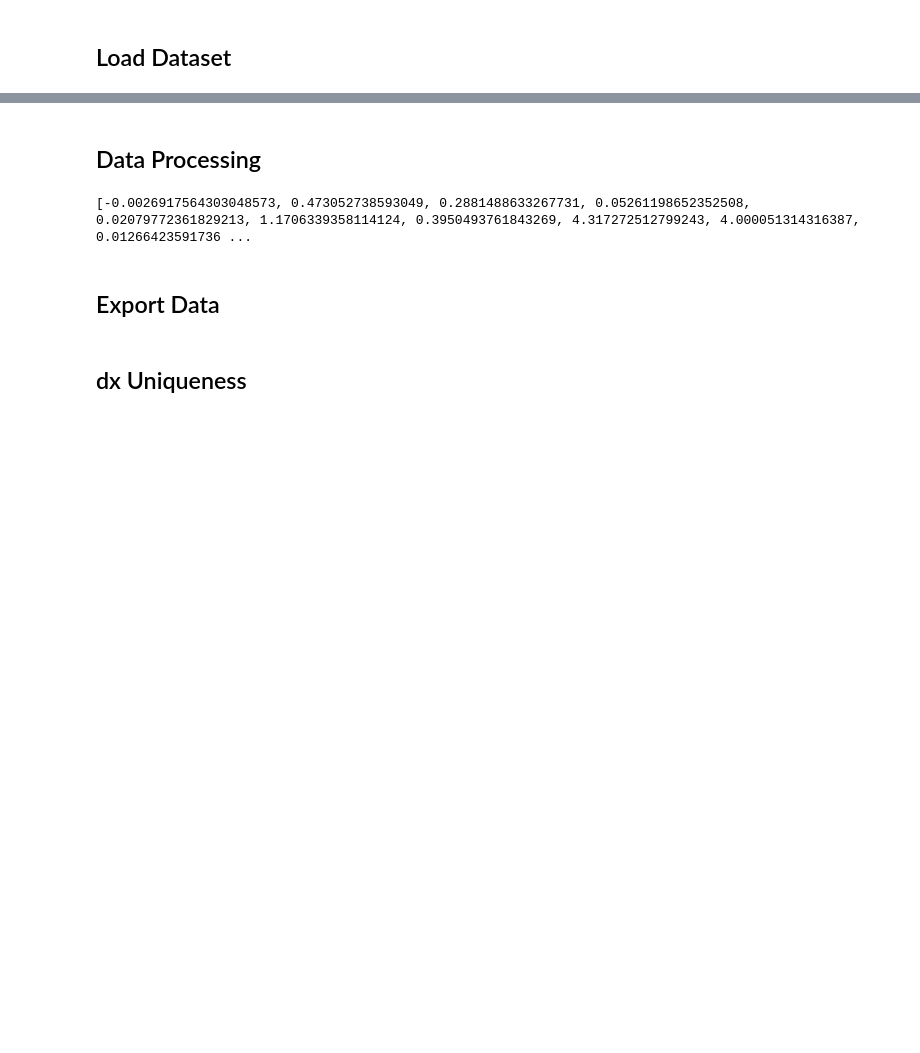
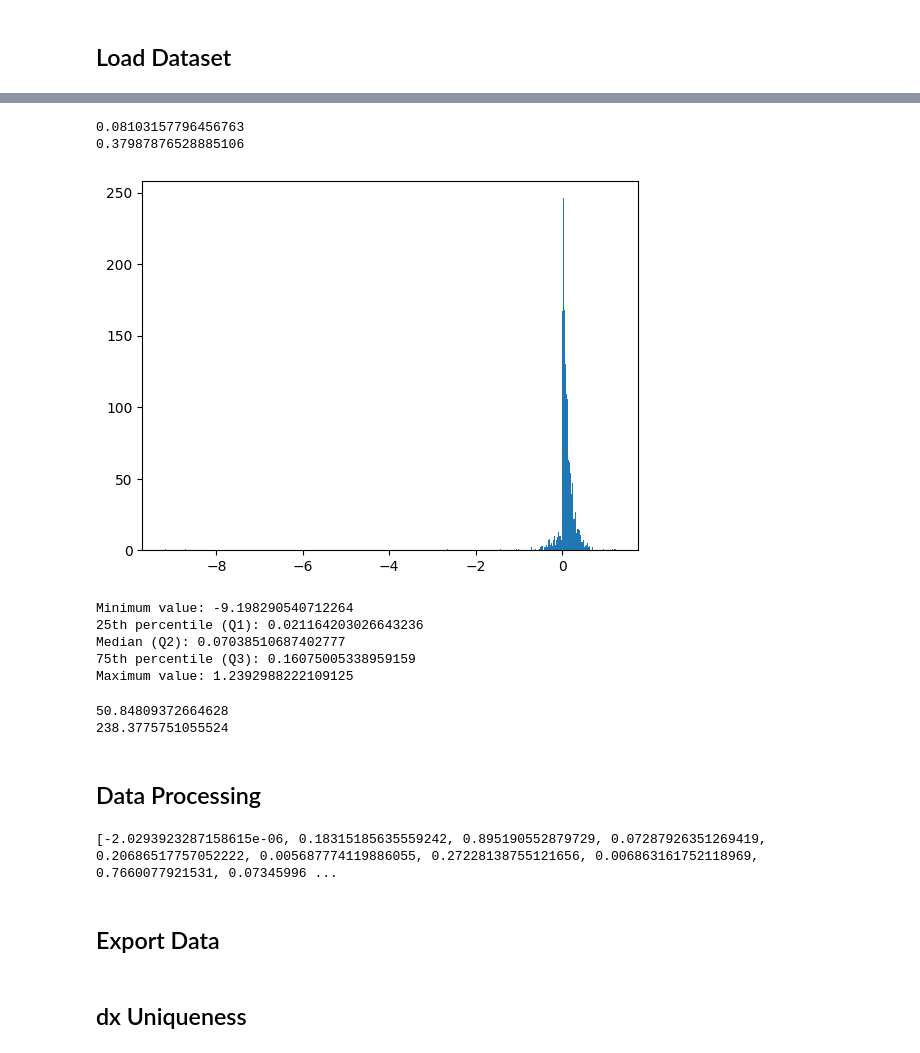
Before and after one commit to GabrielWu2004/Alchemical_Normal_Modes, a Jupyter notebook: [2]_ANM_with_coronene/main_code/process_coronene_data.ipynb, the cells around one changed output, grey strips where cells are left out. Cells and saved outputs as stored; diff of their text form; code cells hidden in the pictures; blank space fills up the shorter version.

```diff
--- a/[2]_ANM_with_coronene/main_code/process_coronene_data.ipynb
+++ b/[2]_ANM_with_coronene/main_code/process_coronene_data.ipynb
@@ -56,3 +87,37 @@ Q_inv = np.linalg.inv(Q)
+# %%
+print(np.array(coronene_energy_data['DD e_tot'].mean()))
+print(np.array(coronene_energy_data['DD e_tot'].std()))
+plt.hist(coronene_energy_data['DD e_tot'].tolist(), bins='auto')
+plt.show()
+# %% [output]
+0.08103157796456763
+0.37987876528885106
+[figure, added]
+# %%
+max = np.max(coronene_energy_data['DD e_tot'])
+q1 = np.percentile(coronene_energy_data['DD e_tot'], 25)
+median = np.percentile(coronene_energy_data['DD e_tot'], 50)
+q3 = np.percentile(coronene_energy_data['DD e_tot'], 75)
+min = np.min(coronene_energy_data['DD e_tot'])
+
+
+print("Minimum value:", min)
+print("25th percentile (Q1):", q1)
+print("Median (Q2):", median)
+print("75th percentile (Q3):", q3)
+print("Maximum value:", max)
+# %% [output]
+Minimum value: -9.198290540712264
+25th percentile (Q1): 0.021164203026643236
+Median (Q2): 0.07038510687402777
+75th percentile (Q3): 0.16075005338959159
+Maximum value: 1.2392988222109125
+# %%
+print(np.array(coronene_energy_data['DD e_tot (kcal/mol)'].mean()))
+print(np.array(coronene_energy_data['DD e_tot (kcal/mol)'].std()))
+# %% [output]
+50.84809372664628
+238.3775751055524
 # %% [markdown]
 ## Data Processing ##
 # %%
@@ -72,25 +137,14 @@ reflection_mapping2 = {0:1, 1:0, 6:21, 21:6, 5:2, 2:5,
                        9:18, 18:9, 13:22, 22:13, 10:17, 17:10,
                        12:23, 23:12, 11:16, 16:11, 14:15, 15:14}
 # %%
-ref_charge = 6* np.ones((24,))
-
-coronene_energy_data['dx'] = coronene_energy_data['charges'].apply(
-    lambda arr: (np.array(arr[:24]) - ref_charge).astype(int).tolist())
-
 coronene_energy_data['dx_lexi'] = coronene_energy_data['dx'].apply(
-    lambda arr: coronene_lexi(arr, rotation_mapping, reflection_mapping1, reflection_mapping2))
-
-coronene_energy_data['num_dope'] = coronene_energy_data['dx'].apply(
-    lambda arr: sum(1 for elem in arr if elem != 0))
+    lambda arr: coronene_lexi(arr.tolist(), rotation_mapping, reflection_mapping1, reflection_mapping2))
 
 coronene_energy_data['c'] = coronene_energy_data['dx'].apply(
-    lambda arr: (np.array(arr).reshape(1, 24) @ Q).reshape(24,).tolist()) # column vector view: c = Q_inv @ dx
+    lambda arr: (arr.reshape(1, 24)@Q).reshape(24,).tolist()) # column vector view: c = Q_inv @ dx
 
 coronene_energy_data['c_lexi'] = coronene_energy_data['dx_lexi'].apply(
-    lambda arr: (arr.reshape(1, 24) @ Q).reshape(24,).tolist())
-
-coronene_energy_data['c_lexi_nd'] = coronene_energy_data.apply(
-    lambda row: [row['num_dope']/10] + row['c_lexi'], axis=1)
+    lambda arr: (arr.reshape(1, 24)@Q).reshape(24,).tolist())
 
 coronene_energy_data['CE'] = coronene_energy_data['c'].apply(
     lambda arr: compute_lambda_c(arr, ANM_eigval))
@@ -98,29 +152,10 @@ coronene_energy_data['CE'] = coronene_energy_data['c'].apply(
 coronene_energy_data['CE_lexi'] = coronene_energy_data['c_lexi'].apply(
     lambda arr: compute_lambda_c(arr, ANM_eigval))
 
-coronene_energy_data['CE_lexi_nd'] = coronene_energy_data.apply(
-    lambda row: [row['num_dope']/10] + row['CE_lexi'], axis=1)
-
 coronene_energy_data['CSE'] = coronene_energy_data['c'].apply(
     lambda arr: compute_lambda_c_square(arr, ANM_eigval))
 
 coronene_energy_data['CSE_lexi'] = coronene_energy_data['c_lexi'].apply(
     lambda arr: compute_lambda_c_square(arr, ANM_eigval))
-
-coronene_energy_data['CSE_lexi_nd'] = coronene_energy_data.apply(
-    lambda row: [row['num_dope']/10] + row['CSE_lexi'], axis=1)
-
-# print(coronene_energy_data['dx'][0])
-# print(coronene_energy_data['dx_lexi'][0])
-# print(coronene_energy_data['c_lexi'][0])
-# print(coronene_energy_data['num_dope'][0])
-# print(coronene_energy_data['c_lexi_nd'][0])
-print(coronene_energy_data['CSE_lexi'][0])
-# dx_vec = np.array(coronene_energy_data['dx_lexi'][0]).T
-# c_vec = Q_inv @ dx_vec
-# c_arr = c_vec.tolist()
-# print(c_arr)
-
-# display(coronene_energy_data.head(3))
 # %% [output]
-[-0.0026917564303048573, 0.473052738593049, 0.2881488633267731, 0.05261198652352508, 0.02079772361829213, 1.1706339358114124, 0.3950493761843269, 4.317272512799243, 4.000051314316387, 0.01266423591736 ...
+[-2.0293923287158615e-06, 0.18315185635559242, 0.895190552879729, 0.07287926351269419, 0.20686517757052222, 0.005687774119886055, 0.27228138755121656, 0.006863161752118969, 0.7660077921531, 0.07345996 ...
```
Also changed, not shown: parts of 11 cells of this notebook, 23 other files.
